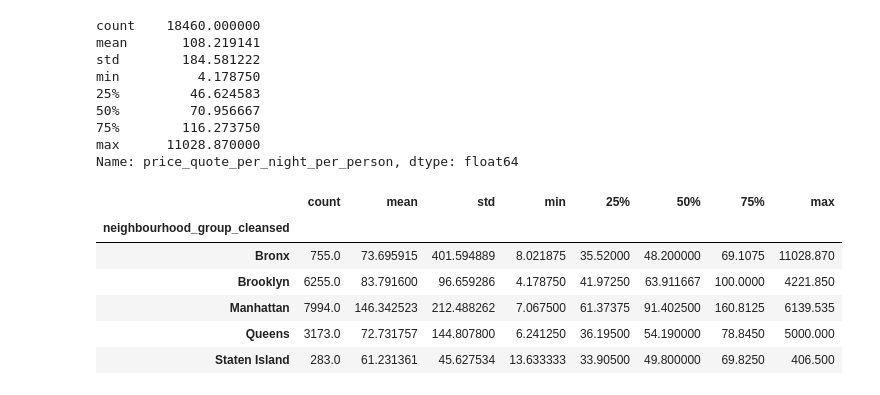
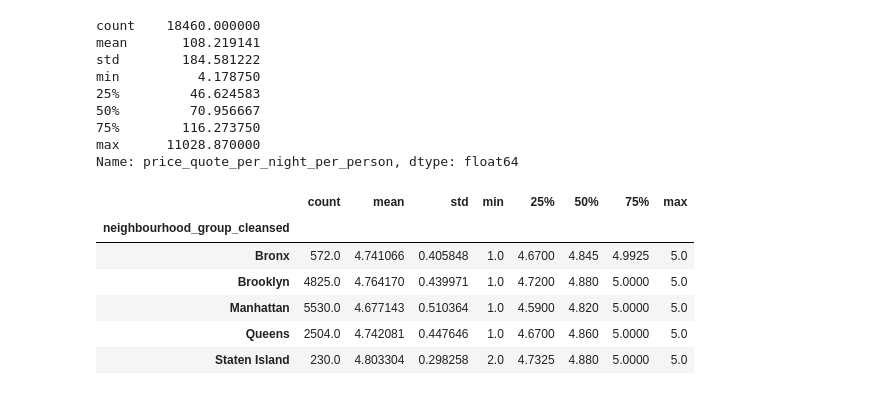
Before and after one commit to 2635530141/airbnb-analysis-project-, a Jupyter notebook: src/test2.ipynb, the cells around one changed output. Cells and saved outputs as stored; diff of their text form; code cells hidden in the pictures.

```diff
--- a/src/test2.ipynb
+++ b/src/test2.ipynb
@@ -151,12 +182,12 @@ min          4.178750
 max      11028.870000
 Name: price_quote_per_night_per_person, dtype: float64
 # %%
-df_analysis.groupby(['neighbourhood_group_cleansed'])['price_quote_per_night_per_person'].describe()
+df_analysis.groupby(['neighbourhood_group_cleansed'])['review_scores_rating'].describe()
 # %% [output]
 |  | count | mean | std | min | 25% | 50% | 75% | max |
 | neighbourhood_group_cleansed |  |  |  |  |  |  |  |  |
-| Bronx | 755.0 | 73.695915 | 401.594889 | 8.021875 | 35.52000 | 48.200000 | 69.1075 | 11028.870 |
-| Brooklyn | 6255.0 | 83.791600 | 96.659286 | 4.178750 | 41.97250 | 63.911667 | 100.0000 | 4221.850 |
-| Manhattan | 7994.0 | 146.342523 | 212.488262 | 7.067500 | 61.37375 | 91.402500 | 160.8125 | 6139.535 |
-| Queens | 3173.0 | 72.731757 | 144.807800 | 6.241250 | 36.19500 | 54.190000 | 78.8450 | 5000.000 |
-| Staten Island | 283.0 | 61.231361 | 45.627534 | 13.633333 | 33.90500 | 49.800000 | 69.8250 | 406.500 |
+| Bronx | 572.0 | 4.741066 | 0.405848 | 1.0 | 4.6700 | 4.845 | 4.9925 | 5.0 |
+| Brooklyn | 4825.0 | 4.764170 | 0.439971 | 1.0 | 4.7200 | 4.880 | 5.0000 | 5.0 |
+| Manhattan | 5530.0 | 4.677143 | 0.510364 | 1.0 | 4.5900 | 4.820 | 5.0000 | 5.0 |
+| Queens | 2504.0 | 4.742081 | 0.447646 | 1.0 | 4.6700 | 4.860 | 5.0000 | 5.0 |
+| Staten Island | 230.0 | 4.803304 | 0.298258 | 2.0 | 4.7325 | 4.880 | 5.0000 | 5.0 |
```
Also changed, not shown: parts of 2 cells of this notebook, 1 other file.
